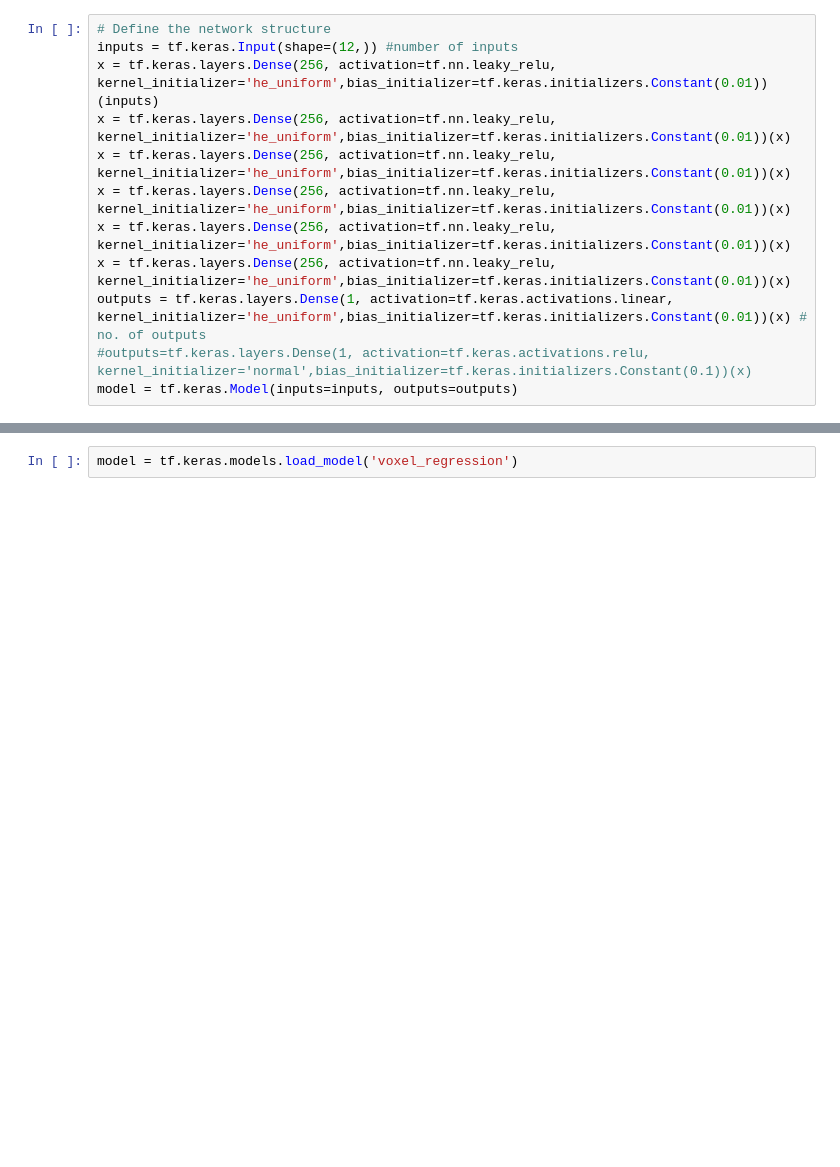
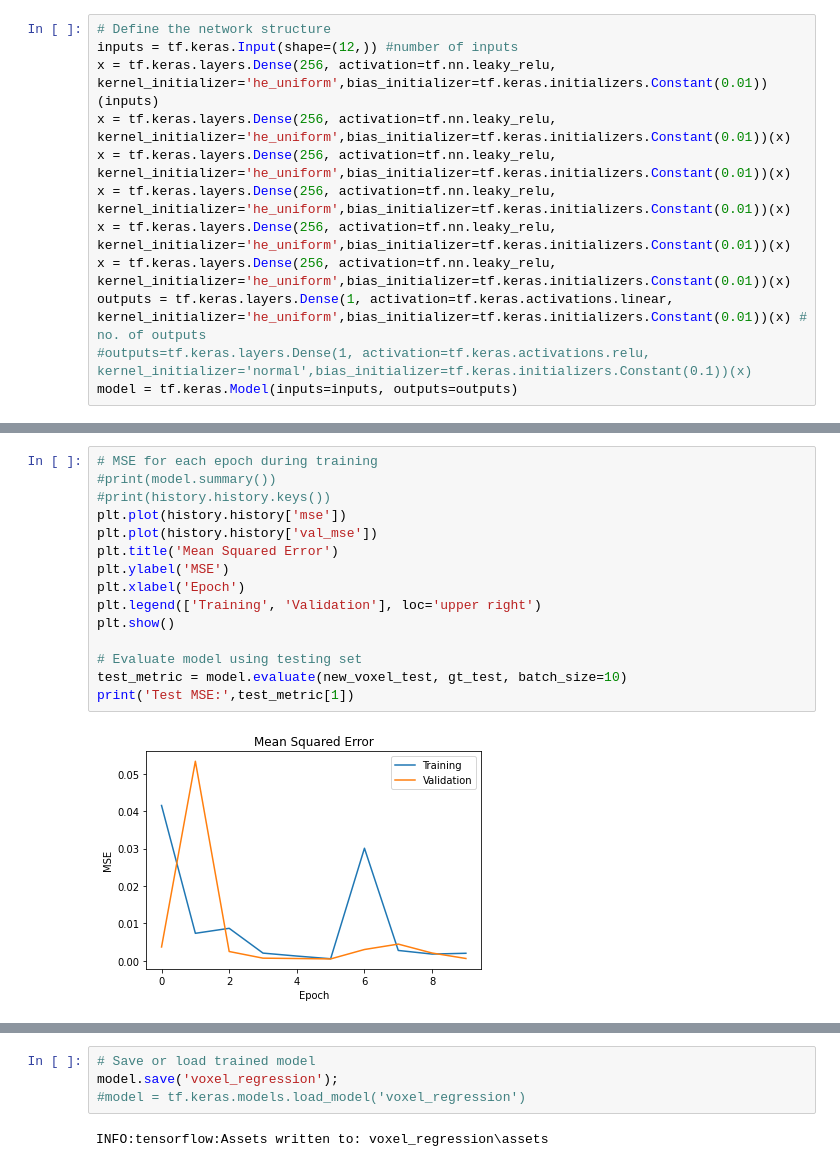
Before and after one commit to yv17/MRI-Deep-Learning, a Jupyter notebook: voxel_reg.ipynb, the cells around one changed output, grey strips where cells are left out. Saved outputs shown, nothing was run; the diff lists cells and outputs as text; blank space fills up the shorter version.

Commit message:
Testing PLANET

```diff
--- a/voxel_reg.ipynb
+++ b/voxel_reg.ipynb
@@ -134,0 +137,17 @@ Time Elapsed:9 seconds
+# %%
+# MSE for each epoch during training
+#print(model.summary())
+#print(history.history.keys())
+plt.plot(history.history['mse'])
+plt.plot(history.history['val_mse'])
+plt.title('Mean Squared Error')
+plt.ylabel('MSE')
+plt.xlabel('Epoch')
+plt.legend(['Training', 'Validation'], loc='upper right')
+plt.show()
+
+# Evaluate model using testing set
+test_metric = model.evaluate(new_voxel_test, gt_test, batch_size=10)
+print('Test MSE:',test_metric[1])
+# %% [output]
+[figure, added]
@@ -135,2 +156,6 @@ Time Elapsed:9 seconds
 # %%
-model = tf.keras.models.load_model('voxel_regression')
+# Save or load trained model
+model.save('voxel_regression');
+#model = tf.keras.models.load_model('voxel_regression')
+# %% [output]
+INFO:tensorflow:Assets written to: voxel_regression\assets
```
Also changed, not shown: parts of 10 cells of this notebook, 8 other files.
